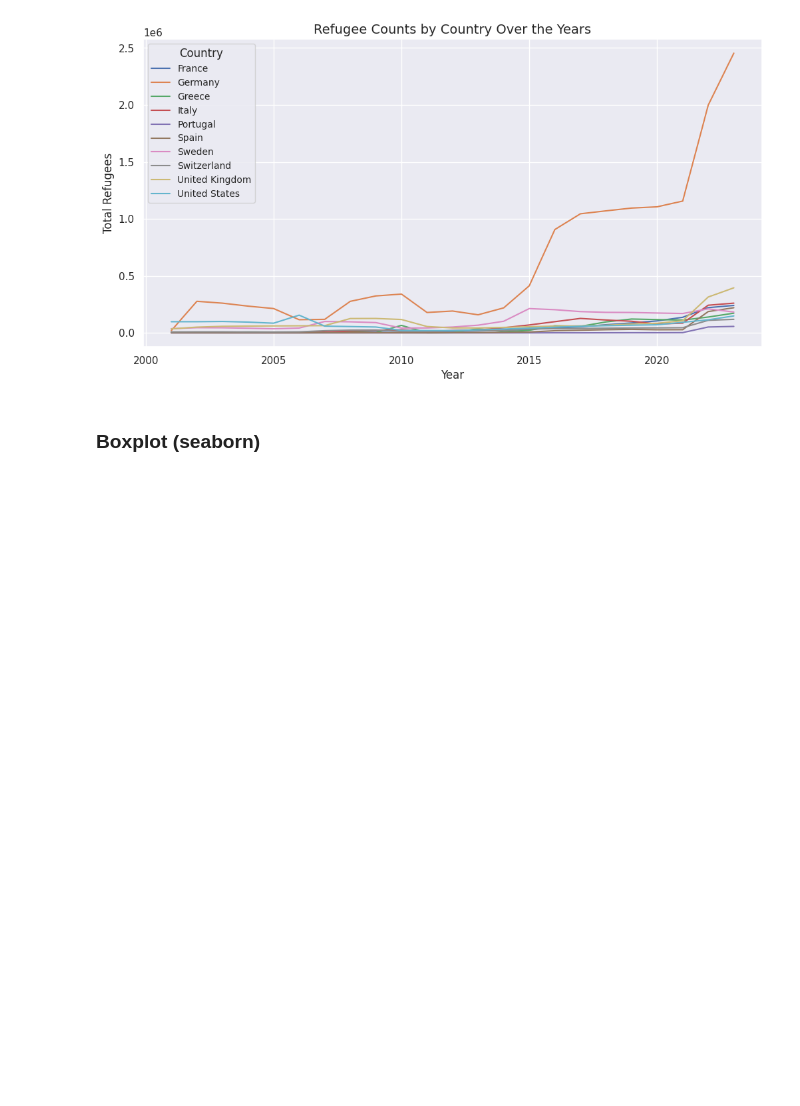
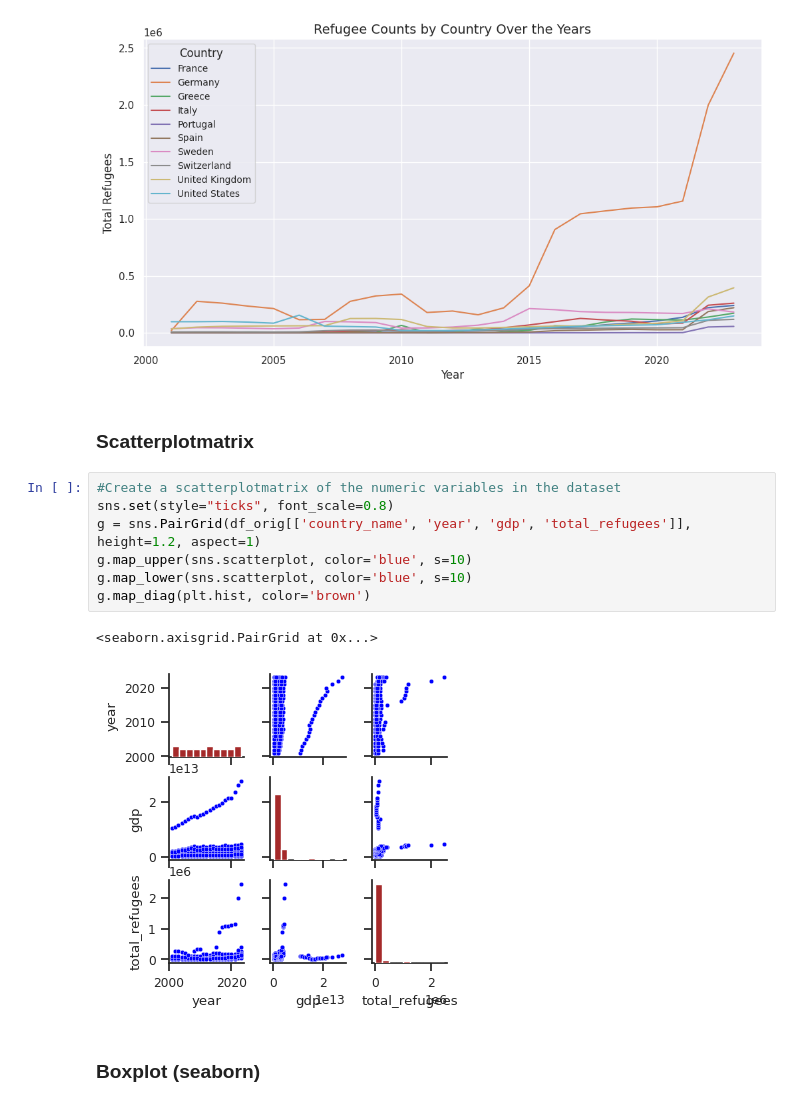
Before and after one commit to ferzanagehringer3/DataAnalyticsLN, a Jupyter notebook: Exploratory Data Analysis (EDA)/EDA_combined_data.ipynb, the cells around one changed output. Saved outputs shown, nothing was run; the diff lists cells and outputs as text; blank space fills up the shorter version.

```diff
--- a/Exploratory Data Analysis (EDA)/EDA_combined_data.ipynb
+++ b/Exploratory Data Analysis (EDA)/EDA_combined_data.ipynb
@@ -305,6 +333,18 @@ plt.grid(True)
 plt.show()
 # %% [output]
 [figure]
+# %% [markdown]
+### Scatterplotmatrix
+# %%
+#Create a scatterplotmatrix of the numeric variables in the dataset
+sns.set(style="ticks", font_scale=0.8)
+g = sns.PairGrid(df_orig[['country_name', 'year', 'gdp', 'total_refugees']], height=1.2, aspect=1)
+g.map_upper(sns.scatterplot, color='blue', s=10)
+g.map_lower(sns.scatterplot, color='blue', s=10)
+g.map_diag(plt.hist, color='brown')
+# %% [output]
+<seaborn.axisgrid.PairGrid at 0x...>
+[figure, added]
 # %% [markdown]
 ### Boxplot (seaborn)
 # %%
```
Also changed, not shown: parts of 6 cells of this notebook.
